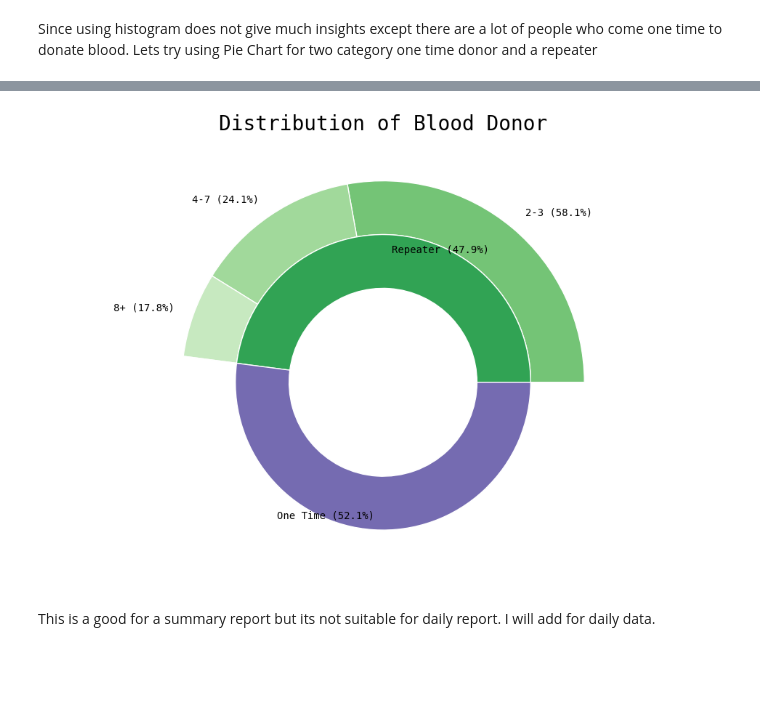
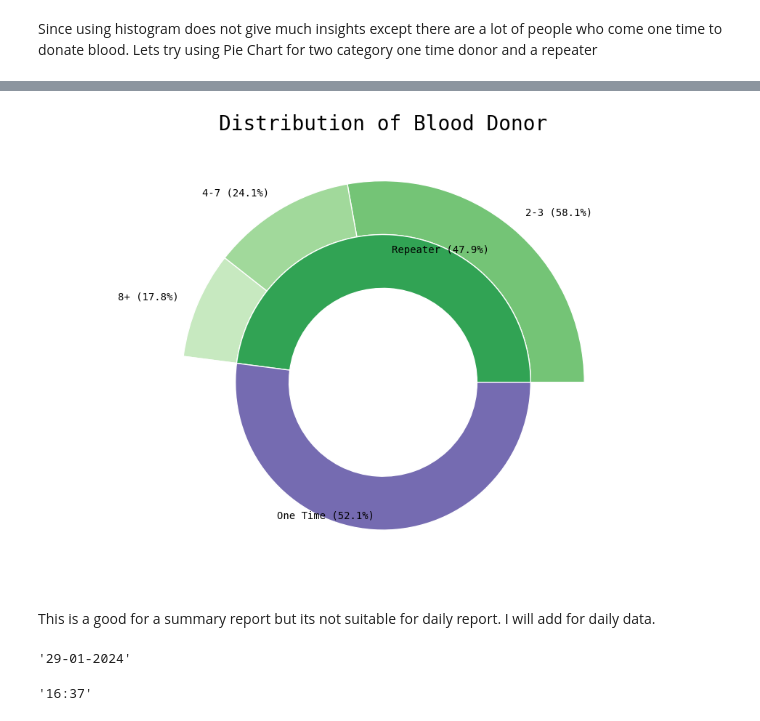
Before and after one commit to adleefuad/blood_donation, a Jupyter notebook: EDA.ipynb, the cells around one changed output, grey strips where cells are left out. Drawn from its saved outputs; the diff is of its cells as text; code cells hidden in the pictures; blank space fills up the shorter version.

```diff
--- a/EDA.ipynb
+++ b/EDA.ipynb
@@ -524,7 +536,7 @@ donor_donations
 # %%
 #Plot PieChart for repeater or not
-one_time_count = donor_donations[donor_donations['donatio_count_group']=='New Donor']['donatio_count_group'].count()
-repeater_count = donor_donations[donor_donations['donatio_count)group']!='New Donor']['donatio_count_group'].count()
+one_time_count = donor_donations[donor_donations['donation_count_group']=='New Donor']['donation_count_group'].count()
+repeater_count = donor_donations[donor_donations['donation_count_group']!='New Donor']['donation_count_group'].count()
 
 fig,ax= plt.subplots()
 label = ['Repeater','One Time']
@@ -578,47 +590,53 @@ label_out = ['2-3','4-7','8+','1']
 #label and size for inner donut chart
 label_in = ['Repeater','One Time']
 sizes_in = [repeater_count,one_time_count]
-
-
 
 # Calculate the percentages for the outer ring
 percentages_out = [f"{(size / sum(sizes_out[0:3]) * 100):.1f}%" for size in sizes_out]
 
 # Update labels for the outer ring with percentages
 label_out_with_perc = [f"{label} ({perc})" for label, perc in zip(label_out, percentages_out)]
 label_out_with_perc[3] = '' #To make the 1 time donor invisible
 
 # Calculate the percentages for the inner ring
 percentages_in = [f"{(size / sum(sizes_in) * 100):.1f}%" for size in sizes_in]
 
 # Update labels for the inner ring with percentages
 label_in_with_perc = [f"{label} ({perc})" for label, perc in zip(label_in, percentages_in)]
 
 
 #Outer Ring (Donation Count Band)
 cm = plt.get_cmap("tab20c")
 
 cout = cm(np.array([9,10,11,13]))
 cout[3] = mcolors.to_rgba('white')  # Convert 'white' to RGBA
-pie, *_ = ax.pie(size_out, radius=3, labels=label_out_with_perc, colors=cout)
+pie, *_ = ax.pie(sizes_out, radius=3, labels=label_out_with_perc, colors=cout)
 plt.setp(pie, width=width, edgecolor='white',)
 
 #Inner Ring (Repeater Or Not)
 cin = cm(np.array([8,12]))
 pie2, *_= ax.pie(sizes_in, radius=3-width, labels=label_in_with_perc,
                  labeldistance=0.9, colors=cin,rotatelabels=0)
 plt.setp(pie2, width=width, edgecolor='white')
 
 image_name = 'doughnut.png'
 plt.savefig(image_dir+image_name, bbox_inches='tight')
 # %% [output]
-[figure, old version]
+[figure, new version]
 # %% [markdown]
 This is a good for a summary report but its not suitable for daily report. I will add for daily data.
 # %%
 #Getting all latest date donor
 latest_date = max(sort_gran_fil['visit_date'])
 latest_donor = sort_gran_fil[sort_gran_fil['visit_date']==latest_date]
+# %%
+latest_date.strftime(r'%d-%m-%Y')
+# %% [output]
+'29-01-2024'
+# %%
+datetime.datetime.today().strftime(r'%H:%M')
+# %% [output]
+'16:37'
 # %%
 # Merge the two dataframes on 'donor_id'
 latest_donor = latest_donor.merge(donor_donations[['donor_id', 'donation_count']], on='donor_id', how='left')
```
Also changed, not shown: parts of 24 cells of this notebook, 2 other files.
